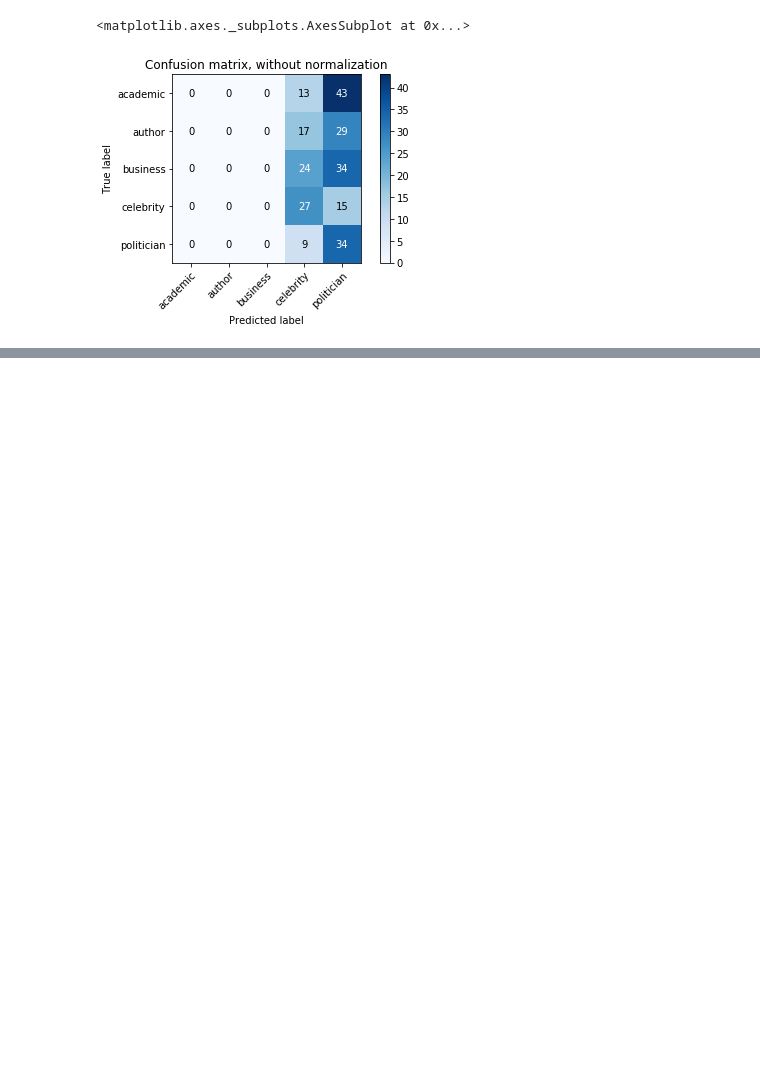
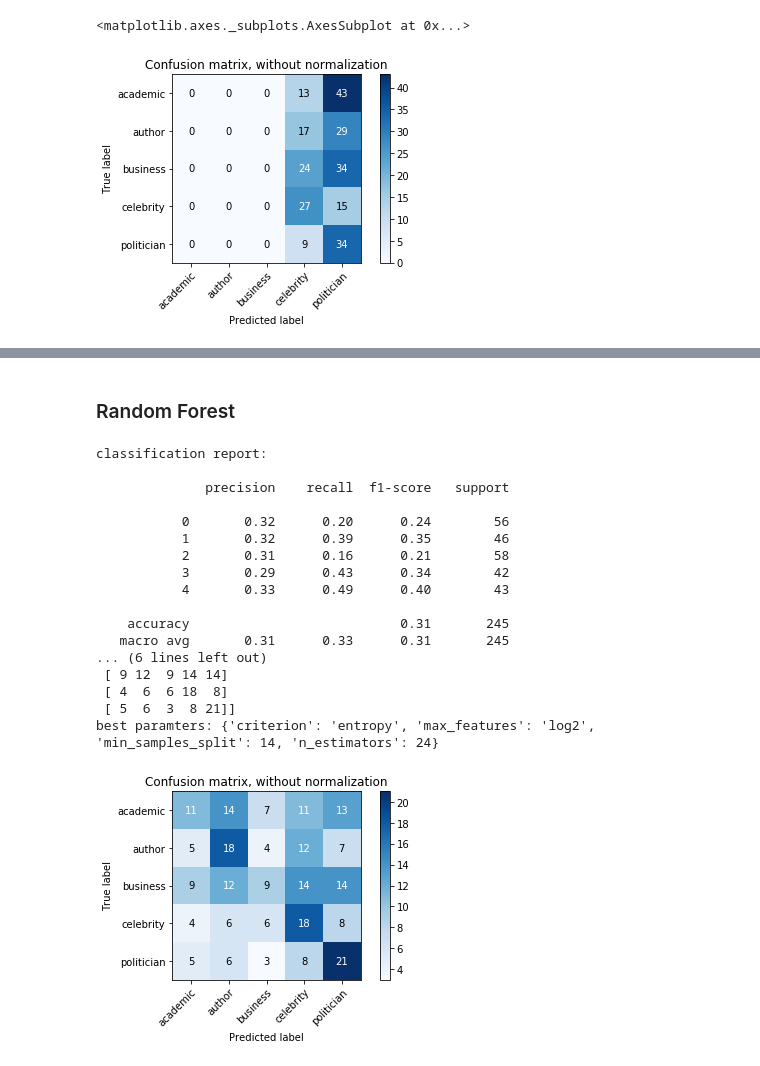
Before and after one commit to h-parker/commencement-speech-generator, a Jupyter notebook: classifying.ipynb, the cells around one changed output, grey strips where cells are left out. Saved outputs shown, nothing was run; the diff lists cells and outputs as text; code cells hidden in the pictures; blank space fills up the shorter version.

```diff
--- a/classifying.ipynb
+++ b/classifying.ipynb
@@ -509,0 +556,35 @@ Okay! KNN got us 17% better than random guessing! Not amazing, but considering o
+# %% [markdown]
+### Random Forest
+# %%
+parameters = {'n_estimators': range(10, 30, 2),
+              'criterion': ['gini', 'entropy'],
+              'min_samples_split': [5, 10, 12, 14],
+             'max_features': ['sqrt', 'log2']}
+clf = GridSearchCV(RandomForestClassifier(n_jobs=-1), parameters, cv = 3)
+clf.fit(X_train, y_train)
+evaluation(y_test, clf.predict(X_test))
+plot_confusion_matrix(y_test, clf.predict(X_test),
+                      le.inverse_transform([0, 1, 2, 3, 4]),
+                          normalize=False,
+                          title=None,
+                          cmap=plt.cm.Blues)
+print('best paramters:', clf.best_params_)
+# %% [output]
+classification report:
+
+              precision    recall  f1-score   support
+
+           0       0.32      0.20      0.24        56
+           1       0.32      0.39      0.35        46
+           2       0.31      0.16      0.21        58
+           3       0.29      0.43      0.34        42
+           4       0.33      0.49      0.40        43
+
+    accuracy                           0.31       245
+   macro avg       0.31      0.33      0.31       245
+... (6 lines left out)
+ [ 9 12  9 14 14]
+ [ 4  6  6 18  8]
+ [ 5  6  3  8 21]]
+best paramters: {'criterion': 'entropy', 'max_features': 'log2', 'min_samples_split': 14, 'n_estimators': 24}
+[figure, added]
```
Also changed, not shown: parts of 18 cells of this notebook.
